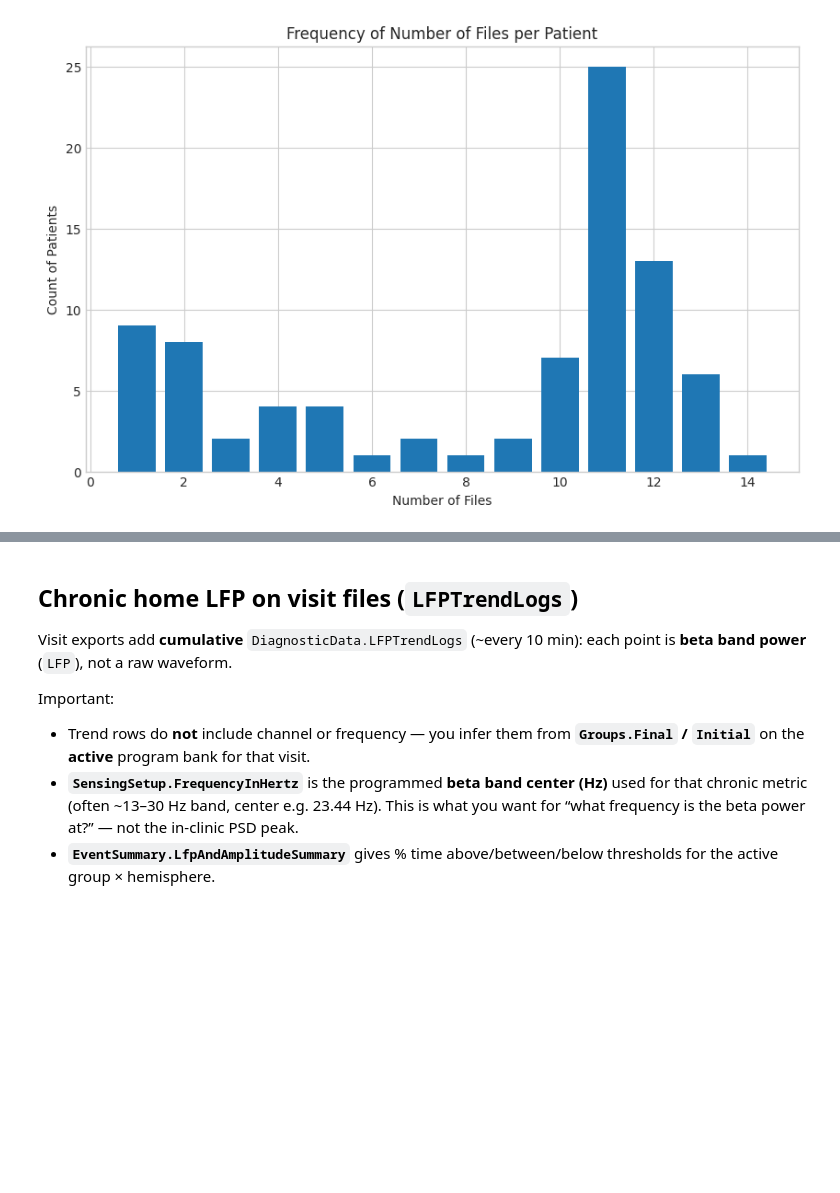
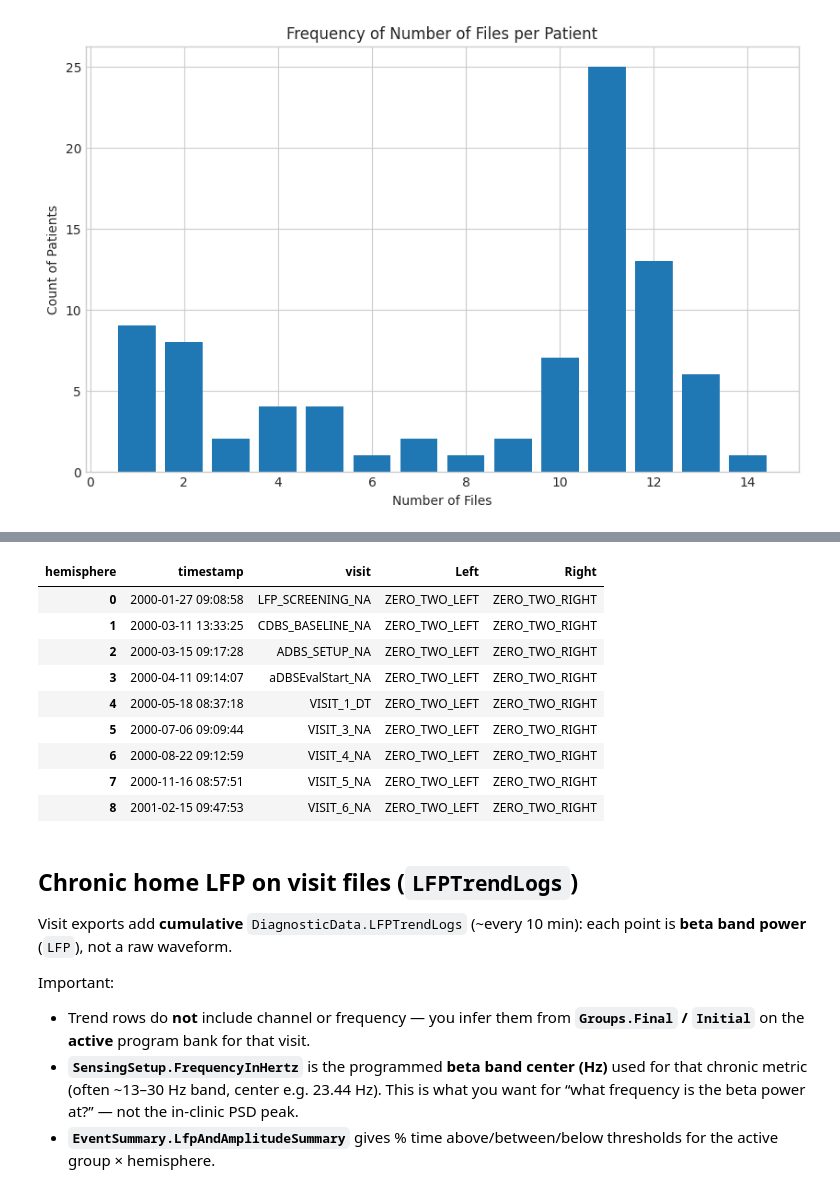
Before and after one commit to lavells1/aDBS_project, a Jupyter notebook: adaptpd_sensing_waveform_viewer.ipynb, the cells around one changed output, grey strips where cells are left out. Cells and saved outputs as stored; diff of their text form; code cells hidden in the pictures; blank space fills up the shorter version.

```diff
--- a/adaptpd_sensing_waveform_viewer.ipynb
+++ b/adaptpd_sensing_waveform_viewer.ipynb
@@ -447,0 +454,69 @@ Run the next section for per-visit LFPTrendLogs + beta Hz from visit files.
+# %%
+# Cross-check: the detection above is anchored on the ADBS_SETUP/eval program (correct era for the
+# in-clinic waveforms). Here we scan EVERY export (consent -> EXTEND_ACCESS) and confirm the adaptive
+# sensing channel never silently changes mid-study. A mismatch is flagged rather than hidden.
+def audit_sensing_channel_stability(meta: pd.DataFrame) -> pd.DataFrame:
+    """Best-scoring adaptive sensing channel per hemisphere, for every patient export."""
+    rows = []
+    for _, r in meta.sort_values('timestamp').iterrows():
+        with open(r['path']) as f:
+            d = json.load(f)
+        best = {}  # hemisphere -> (score, waveform_channel, adaptive_status)
+        groups = d.get('Groups') or {}
+        for state in ('Final', 'Initial'):
+            bonus = 10 if state == 'Final' else 0
+            for g in groups.get(state) or []:
+                sgrp = _adapt_program_score(g) + bonus
+                for sc in (g.get('ProgramSettings') or {}).get('SensingChannel') or []:
+                    hemi = _tail(sc.get('HemisphereLocation') or '')
+                    if hemi not in ('Left', 'Right'):
+                        continue
+                    try:
+                        wch = waveform_channel_from_sensing(sc.get('Channel'), hemi)
+                    except ValueError:
+                        wch = _tail(sc.get('Channel'))
+                    if hemi not in best or sgrp > best[hemi][0]:
+                        best[hemi] = (sgrp, wch, _tail(sc.get('AdaptiveTherapyStatus') or ''))
+        for hemi in ('Left', 'Right'):
+            if hemi in best:
+                rows.append({
+                    'timestamp': r['timestamp'], 'visit': r['visit'], 'hemisphere': hemi,
+                    'waveform_channel': best[hemi][1], 'adaptive_status': best[hemi][2],
+                })
+    return pd.DataFrame(rows)
+
+
+sensing_timeline = audit_sensing_channel_stability(meta)
+setup_channel = dict(zip(sensing['hemisphere'], sensing['waveform_channel']))
+
+stable = True
+for hemi in ('Left', 'Right'):
+    seen = sorted(
+        sensing_timeline.loc[sensing_timeline['hemisphere'] == hemi, 'waveform_channel']
+        .dropna().unique()
+    )
+    if not seen:
+        continue
+    expected = setup_channel.get(hemi)
+    extra = [c for c in seen if c != expected]
+    if extra:
+        stable = False
+        print(f'WARNING: {hemi} sensing channel changed over time: setup={expected}, also seen {extra}')
+    else:
+        print(f'OK: {hemi} sensing channel stable across all exports ({expected})')
+if stable:
+    print('\naDBS sensing channel matches the setup-detected channel across every export '
+          '(in-clinic + chronic visits).')
+else:
+    print('\nReview the timeline below: the channel used at home differs from the setup config.')
+
+# One row per export, channel per hemisphere
+timeline_wide = (
+    sensing_timeline
+    .pivot_table(index=['timestamp', 'visit'], columns='hemisphere',
+                 values='waveform_channel', aggfunc='first')
+    .reset_index()
+    .sort_values('timestamp')
+)
+display(timeline_wide)
+# %% [output]
@@ -448,3 +527,13 @@ Run the next section for per-visit LFPTrendLogs + beta Hz from visit files.
+| hemisphere | timestamp | visit | Left | Right |
+| 0 | 2000-01-27 09:08:58 | LFP_SCREENING_NA | ZERO_TWO_LEFT | ZERO_TWO_RIGHT |
+| 1 | 2000-03-11 13:33:25 | CDBS_BASELINE_NA | ZERO_TWO_LEFT | ZERO_TWO_RIGHT |
+| 2 | 2000-03-15 09:17:28 | ADBS_SETUP_NA | ZERO_TWO_LEFT | ZERO_TWO_RIGHT |
+| 3 | 2000-04-11 09:14:07 | aDBSEvalStart_NA | ZERO_TWO_LEFT | ZERO_TWO_RIGHT |
+| 4 | 2000-05-18 08:37:18 | VISIT_1_DT | ZERO_TWO_LEFT | ZERO_TWO_RIGHT |
+| 5 | 2000-07-06 09:09:44 | VISIT_3_NA | ZERO_TWO_LEFT | ZERO_TWO_RIGHT |
+| 6 | 2000-08-22 09:12:59 | VISIT_4_NA | ZERO_TWO_LEFT | ZERO_TWO_RIGHT |
+| 7 | 2000-11-16 08:57:51 | VISIT_5_NA | ZERO_TWO_LEFT | ZERO_TWO_RIGHT |
+| 8 | 2001-02-15 09:47:53 | VISIT_6_NA | ZERO_TWO_LEFT | ZERO_TWO_RIGHT |
 # %% [markdown]
 ## Chronic home LFP on visit files (`LFPTrendLogs`)
 
```
Also changed, not shown: parts of 8 cells of this notebook, 4 other files.
